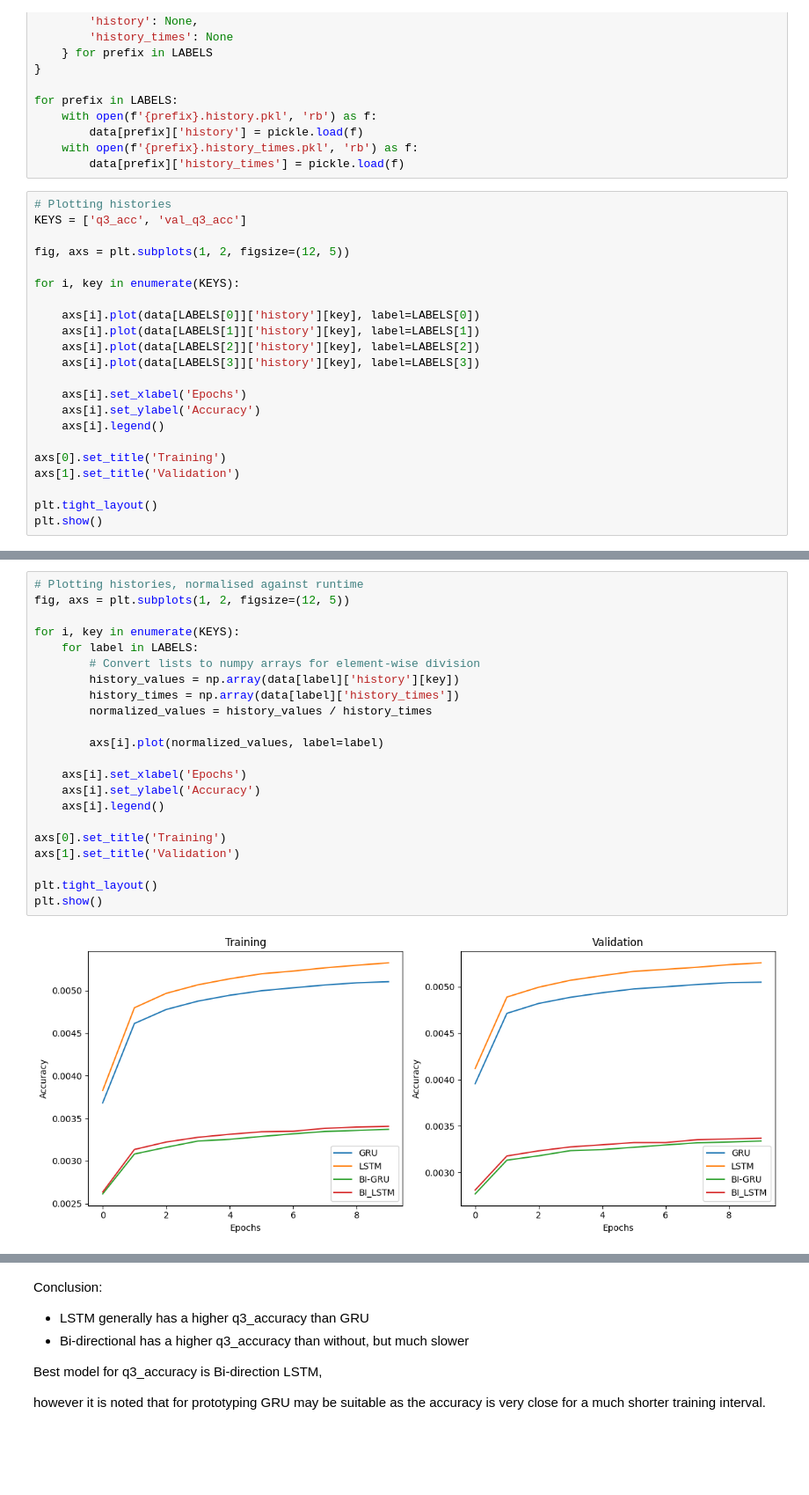
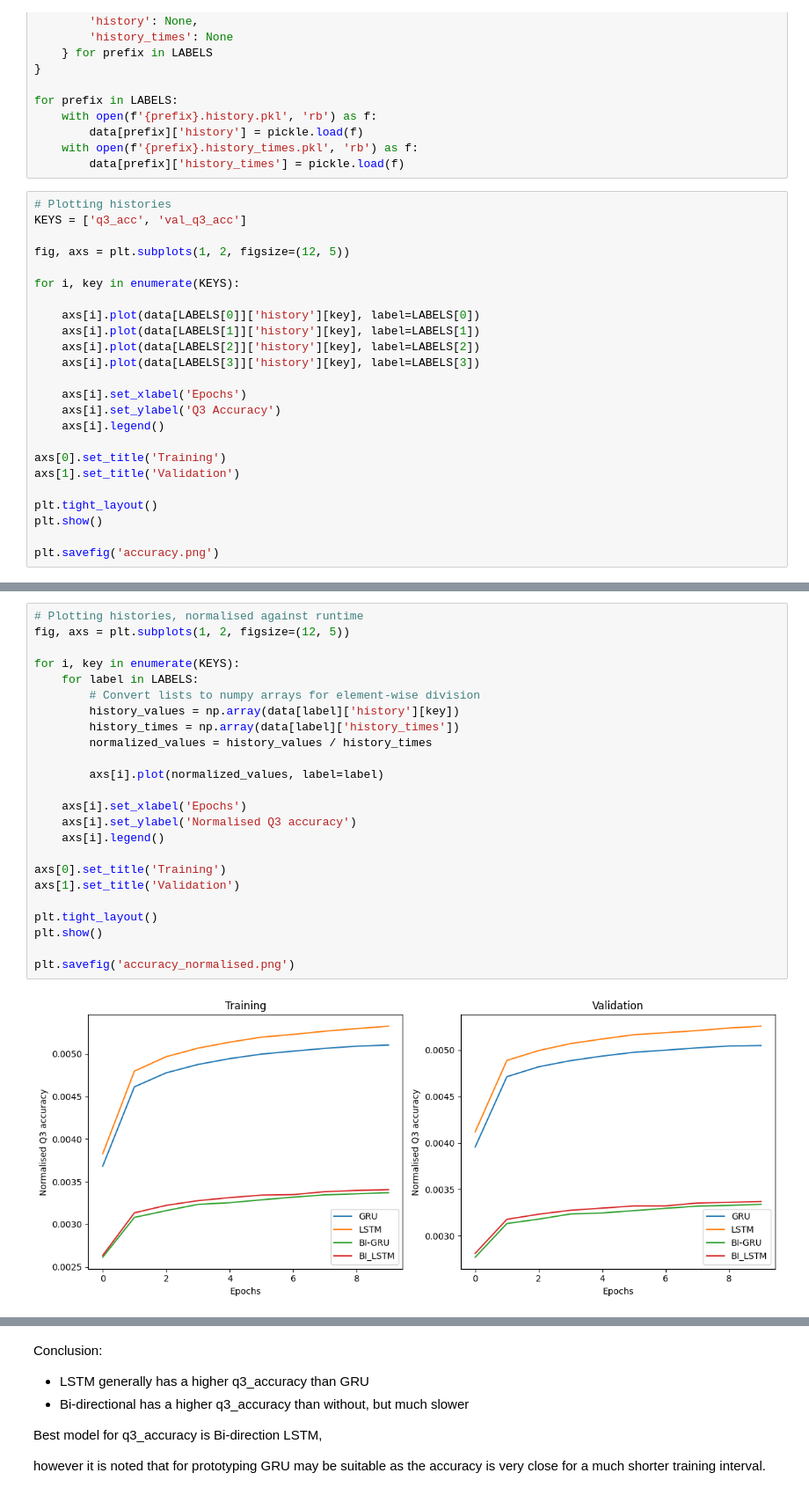
Before and after one commit to yipjunkai/RNN-Protein-Secondary-Prediction, a Jupyter notebook: POST/Post_analysis.ipynb, the cells around one changed output, grey strips where cells are left out. Shown at 88% size. Cells and saved outputs as stored; diff of their text form; blank space fills up the shorter version.

```diff
--- a/POST/Post_analysis.ipynb
+++ b/POST/Post_analysis.ipynb
@@ -81,7 +81,7 @@ for i, key in enumerate(KEYS):
     axs[i].plot(data[LABELS[3]]['history'][key], label=LABELS[3])
 
     axs[i].set_xlabel('Epochs')
-    axs[i].set_ylabel('Accuracy')
+    axs[i].set_ylabel('Q3 Accuracy')
     axs[i].legend()
 
 axs[0].set_title('Training')
@@ -89,4 +89,6 @@ axs[1].set_title('Validation')
 
 plt.tight_layout()
 plt.show()
+
+plt.savefig('accuracy.png')
 # %% [output]
@@ -94,24 +97,26 @@ plt.show()
 # %%
 # Plotting histories, normalised against runtime
 fig, axs = plt.subplots(1, 2, figsize=(12, 5))
 
 for i, key in enumerate(KEYS):
     for label in LABELS:
         # Convert lists to numpy arrays for element-wise division
         history_values = np.array(data[label]['history'][key])
         history_times = np.array(data[label]['history_times'])
         normalized_values = history_values / history_times
 
         axs[i].plot(normalized_values, label=label)
 
     axs[i].set_xlabel('Epochs')
-    axs[i].set_ylabel('Accuracy')
+    axs[i].set_ylabel('Normalised Q3 accuracy')
     axs[i].legend()
 
 axs[0].set_title('Training')
 axs[1].set_title('Validation')
 
 plt.tight_layout()
 plt.show()
+
+plt.savefig('accuracy_normalised.png')
 # %% [output]
-[figure, old version]
+[figure, new version]
```
Also changed, not shown: parts of 2 cells of this notebook, 2 other files.
